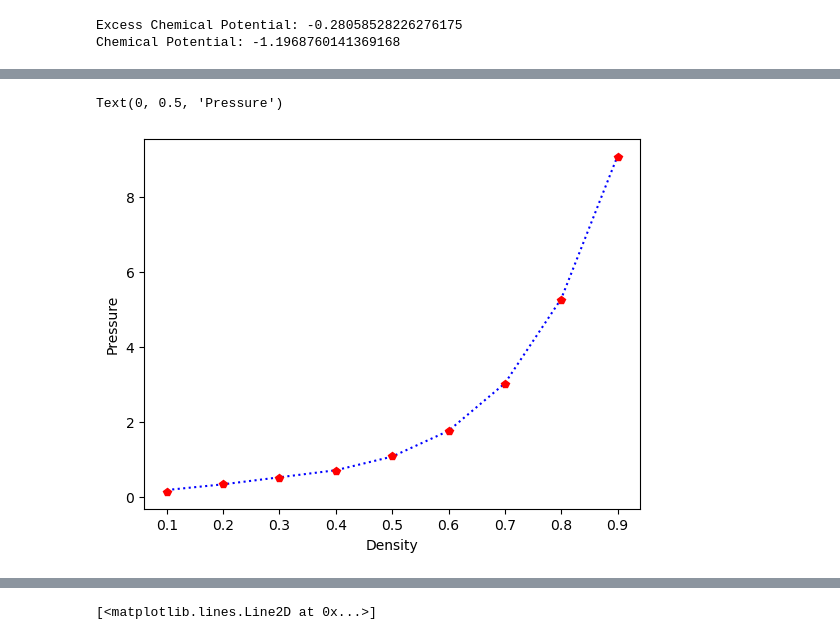
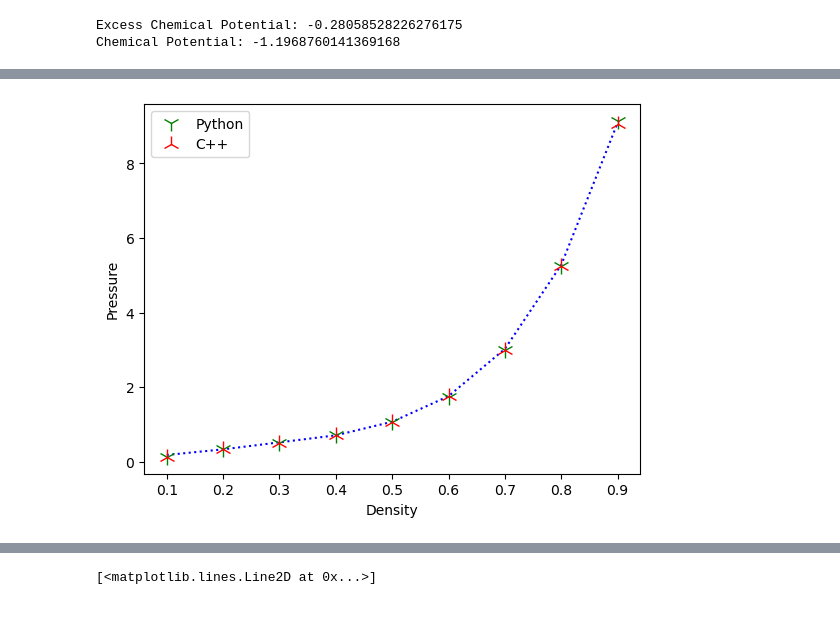
Before and after one commit to qiaochongzhi/MC_for_beginner, a Jupyter notebook: MC_NVT.ipynb, the cells around one changed output, grey strips where cells are left out. Saved outputs shown, nothing was run; the diff lists cells and outputs as text; code cells hidden in the pictures.

```diff
--- a/MC_NVT.ipynb
+++ b/MC_NVT.ipynb
@@ -548,17 +95,53 @@ plt.plot(xTime, yTime, color="red", linestyle = "--", marker="p")
+# %%
+system = {}
+system["size"]           = np.array( [10, 10, 10] )
+system["temperature"]    = 2.
+system["rCut"]           = 2.5
+system["drMax"]          = 0.25
+system["Version"]        = "CPP"
+system["isNeighborList"] = False
+# %%
+testDensity = np.arange(100, 1000, 100)
+pT  = []
+mT  = []
+tT  = []
+pT1 = []
+mT1 = []
+tT1 = []
+
+for i in testDensity:
+    system["numberOfParticles"] = i
+    MC = MonteCarlo(system)
+    p,  m,  t,  pot,  _ = MC.MC_NVT()
+    p1, m1, t1, pot1, _ = MC.MC_NVT_CPP()
+
+    pT.append(p)
+    mT.append(m)
+    tT.append(t)
+
+    pT1.append(p1)
+    mT1.append(m1)
+    tT1.append(t1)
+# %%
+presCPP = [np.mean( np.array(i[2000:]) ) for i in pT1]
+presPY  = [np.mean( np.array(i[2000:]) ) for i in pT]
 # %%
 xx1 = np.array([0.1, 0.2, 0.4, 0.5, 0.6, 0.7, 0.8, 0.9])
 xx2 = np.arange(0.1, 1.0, 0.1)
 yy1 = np.array([0.1777, 0.3290, 0.705, 1.069, 1.756, 3.024, 5.28, 9.09])
 
-plt.plot(xx1, yy1, color="b", linestyle=":", marker="")
-plt.plot(xx2, pres, color="r", linestyle="", marker="p")
+plt.plot( xx1, yy1, color="b", linestyle=":", marker="" )
+plt.plot( xx2, presPY, color="g", linestyle="", marker="1", markersize=12, label="Python" )
+plt.plot( xx2, presCPP, color="r", linestyle="", marker="2", markersize=12, label="C++" )
 
 plt.xlabel("Density")
 plt.ylabel("Pressure")
 
+plt.legend()
+plt.show()
+
 # Data from MBWR paper 89
 # %% [output]
-Text(0, 0.5, 'Pressure')
-[figure, old version]
+[figure, new version]
 # %%
 totU = [
```
Also changed, not shown: parts of 31 cells of this notebook, 4 other files.
